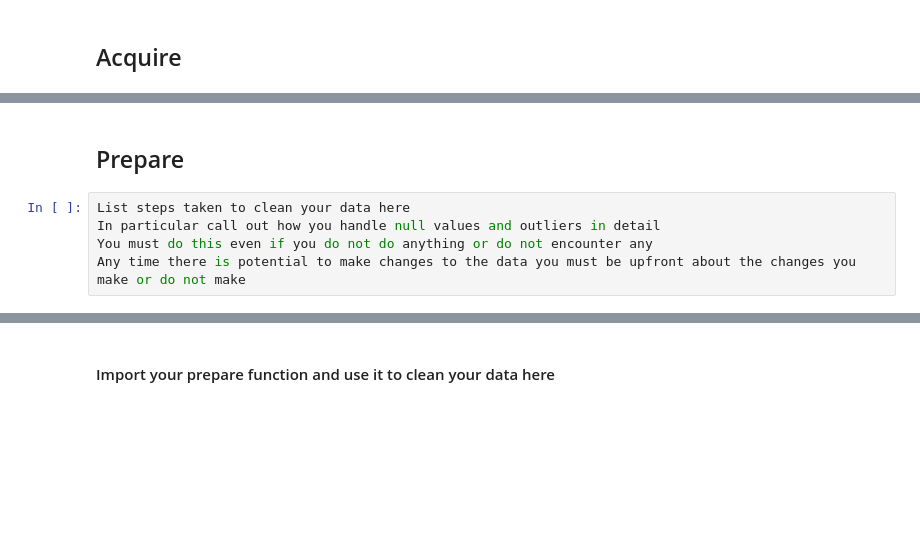
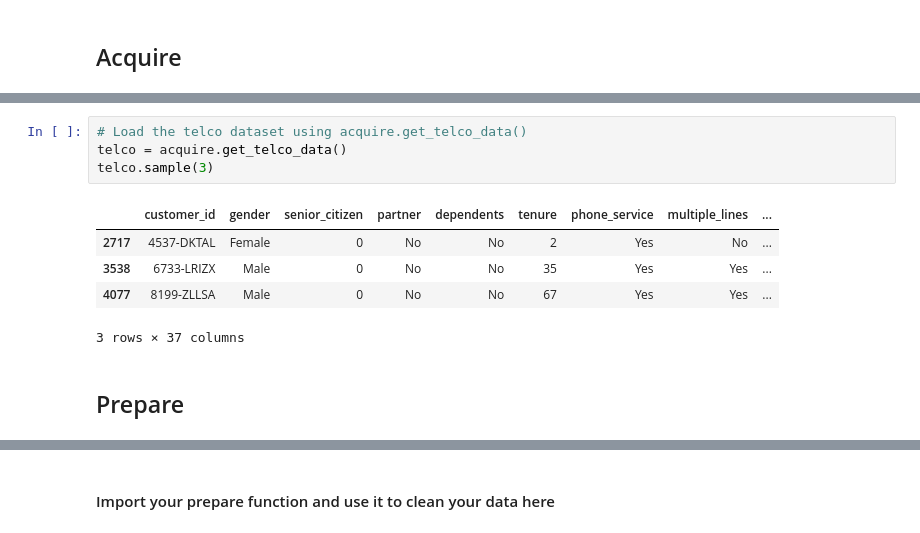
Before and after one commit to AswathyRadha100/Classification_Project, a Jupyter notebook: final_report.ipynb, the cells around one changed output, grey strips where cells are left out. Cells and saved outputs as stored; diff of their text form; blank space fills up the shorter version.

```diff
--- a/final_report.ipynb
+++ b/final_report.ipynb
@@ -20,7 +88,12 @@ What does each column represent?
+# %%
+# Load the telco dataset using acquire.get_telco_data()
+telco = acquire.get_telco_data()
+telco.sample(3)
+# %% [output]
+|  | customer_id | gender | senior_citizen | partner | dependents | tenure | phone_service | multiple_lines | ... |
+| 2717 | 4537-DKTAL | Female | 0 | No | No | 2 | Yes | No | ... |
+| 3538 | 6733-LRIZX | Male | 0 | No | No | 35 | Yes | Yes | ... |
+| 4077 | 8199-ZLLSA | Male | 0 | No | No | 67 | Yes | Yes | ... |
+3 rows × 37 columns
 # %% [markdown]
 ## Prepare
-# %%
-List steps taken to clean your data here
-In particular call out how you handle null values and outliers in detail
-You must do this even if you do not do anything or do not encounter any
-Any time there is potential to make changes to the data you must be upfront about the changes you make or do not make
```
Also changed, not shown: parts of 85 cells of this notebook.
